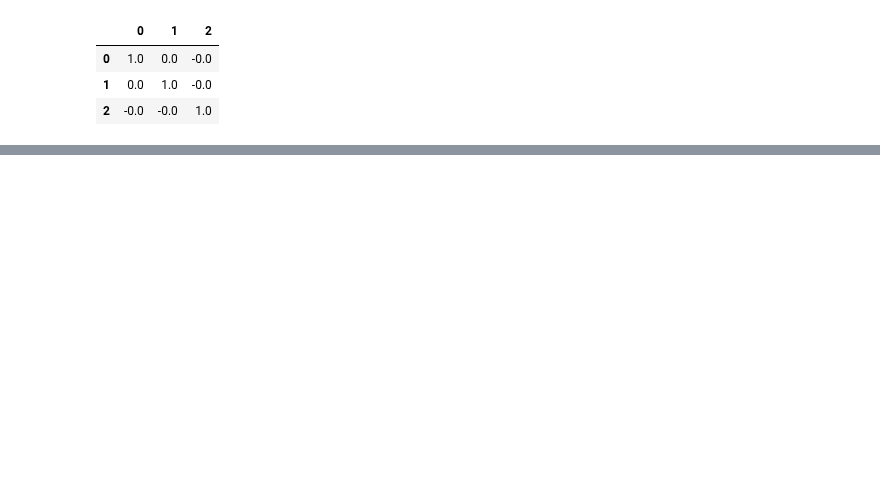
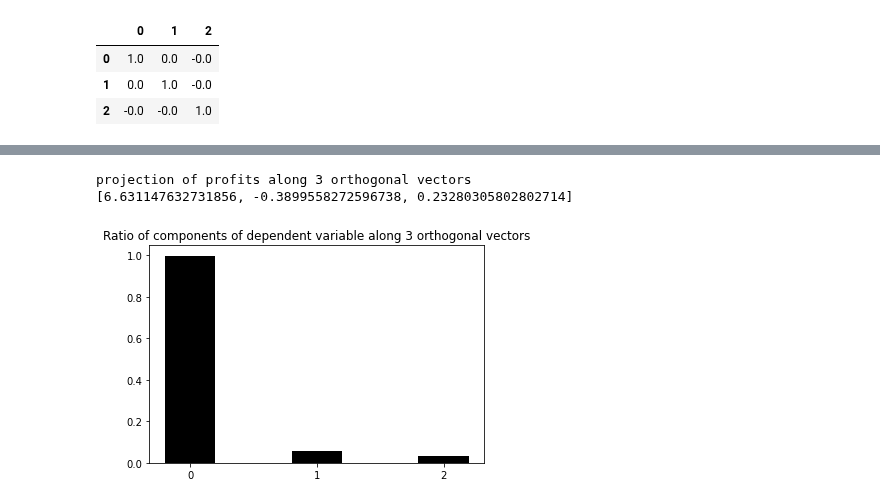
Before and after one commit to ML-NOOB/Python-and-Probability, a Jupyter notebook: Graham Schimdt transformation.ipynb, the cells around one changed output, grey strips where cells are left out. Drawn from its saved outputs; the diff is of its cells as text; code cells hidden in the pictures; blank space fills up the shorter version.

```diff
--- a/Graham Schimdt transformation.ipynb
+++ b/Graham Schimdt transformation.ipynb
@@ -71,0 +107,18 @@ round(arr1.corr() ,10)
+# %%
+profit = df.loc[:,'Profit'].values
+ar =[0]*3
+for i in range(0,3):
+    ar[i] = np.dot(orth[i],profit)
+print('projection of profits along 3 orthogonal vectors')
+print(ar)
+# %% [output]
+projection of profits along 3 orthogonal vectors
+[6.631147632731856, -0.3899558272596738, 0.23280305802802714]
+# %%
+tick = np.arange(0,len(ar),1)
+for i in range(0,len(ar)):
+    plt.bar(i, (np.dot(ar[i],ar[i])**.5/(ar[0]**2 + ar[1]**2 + ar[2]**2  )**.5), color ='black',width = .4)
+    plt.xticks(tick)
+    plt.title('Ratio of components of dependent variable along 3 orthogonal vectors')
+# %% [output]
+[figure, added]
```
Also changed, not shown: parts of 10 cells of this notebook.
